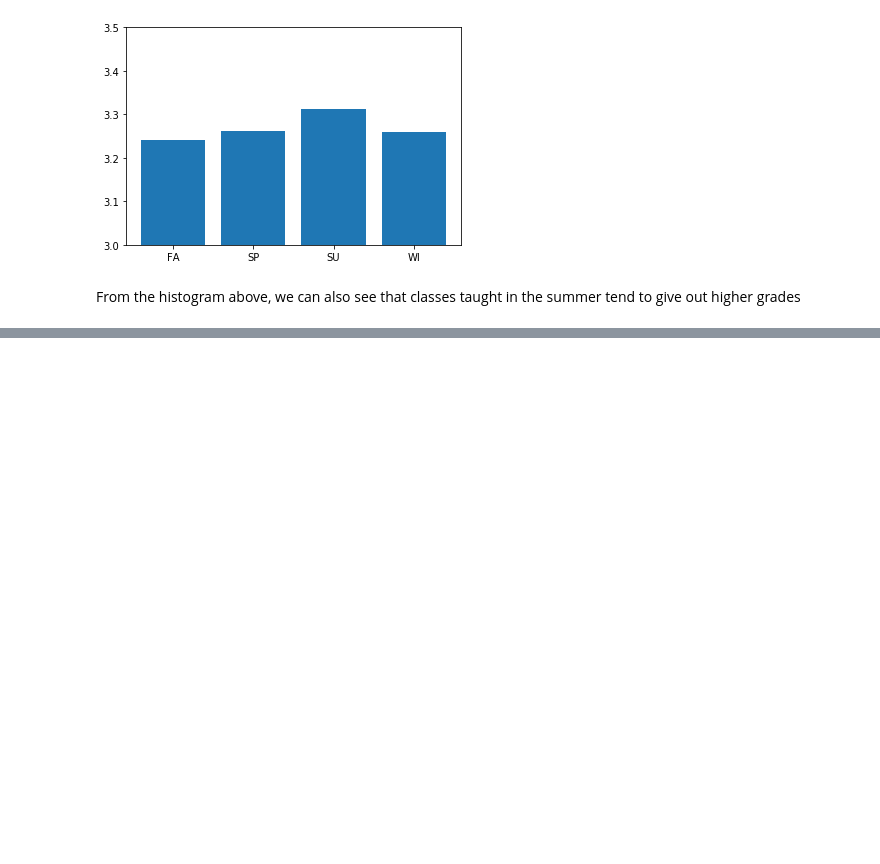
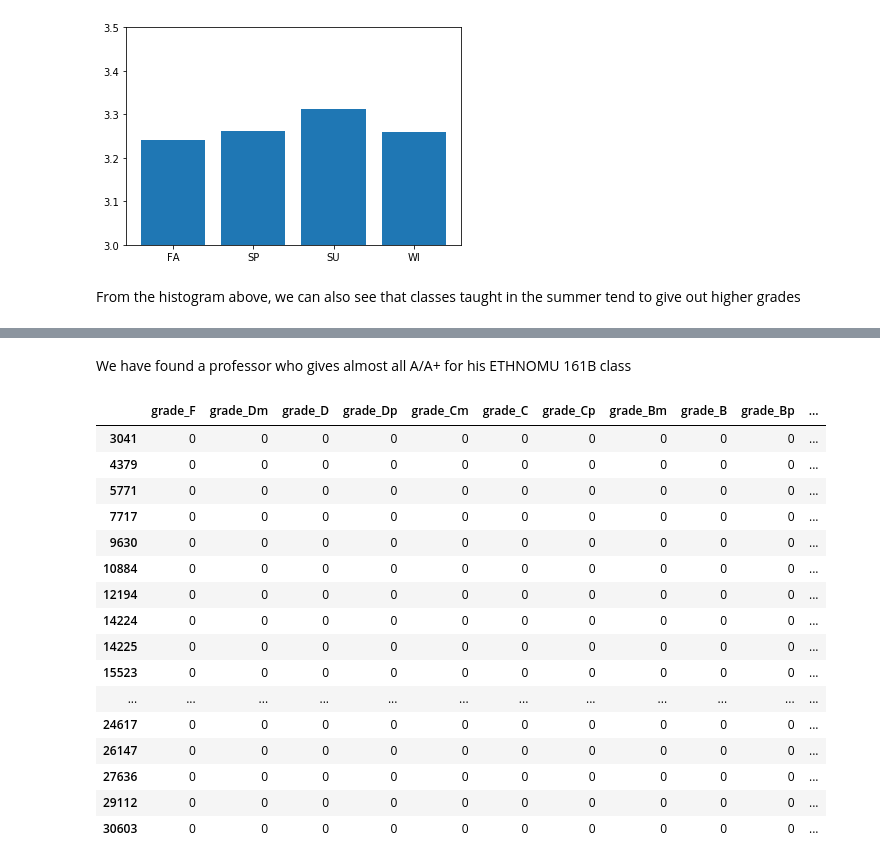
Before and after one commit to kaizersaber/stats131, a Jupyter notebook: Project.ipynb, the cells around one changed output, grey strips where cells are left out. Cells and saved outputs as stored; diff of their text form; code cells hidden in the pictures; blank space fills up the shorter version.

Commit message:
2018-11-12 Added Prof/Course/Dept, dataclean.csv

```diff
--- a/Project.ipynb
+++ b/Project.ipynb
@@ -36,0 +49,16 @@ Index(['department', 'grade_A', 'grade_Am', 'grade_Ap', 'grade_B', 'grade_Bm',
+# %%
+jsondata = json.loads(open("./dump.json").read())
+prof_course = filter(lambda x: x['model'] == 'professors.professorcourse', jsondata)
+courses = filter(lambda x: x['model'] == 'courses.course', jsondata)
+professor = filter(lambda x: x['model'] == 'professors.professor', jsondata)
+departments = filter(lambda x: x['model'] == 'departments.department', jsondata)
+prof_course_mapped = dict([ (pc['pk'], pc) for pc in prof_course ])
+professor_mapped = dict([ (pc['pk'], pc) for pc in professor ])
+course_mapped = dict([ (pc['pk'], pc) for pc in courses ])
+departments_mapped = dict([ (pc['pk'], pc) for pc in departments])
+# %%
+data['dept_name'] = [departments_mapped[x]['fields']['name'].strip() for x in data['department']]
+data['dept_short_name'] = [departments_mapped[x]['fields']['short_name'].strip() for x in data['department']]
+data['course_name'] = [course_mapped[y]['fields']['name'] for y in [prof_course_mapped[x]['fields']['course'] for x in data['professor_course']]]
+data['prof_name'] = [professor_mapped[y]['fields']['slug'] for y in [prof_course_mapped[x]['fields']['professor'] for x in data['professor_course']]]
+data.head().loc[:,'dept_name':]
@@ -200,0 +260,22 @@ From the histogram above, we can also see that classes taught in the summer tend
+# %% [markdown]
+We have found a professor who gives almost all A/A+ for his ETHNOMU 161B class
+# %%
+lgdata.loc[lgdata['prof_name'] == 'i-nyoman-wenten', gradecols + ['prof_name','course_name']]
+# %% [output]
+|  | grade_F | grade_Dm | grade_D | grade_Dp | grade_Cm | grade_C | grade_Cp | grade_Bm | grade_B | grade_Bp | ... |
+| 3041 | 0 | 0 | 0 | 0 | 0 | 0 | 0 | 0 | 0 | 0 | ... |
+| 4379 | 0 | 0 | 0 | 0 | 0 | 0 | 0 | 0 | 0 | 0 | ... |
+| 5771 | 0 | 0 | 0 | 0 | 0 | 0 | 0 | 0 | 0 | 0 | ... |
+| 7717 | 0 | 0 | 0 | 0 | 0 | 0 | 0 | 0 | 0 | 0 | ... |
+| 9630 | 0 | 0 | 0 | 0 | 0 | 0 | 0 | 0 | 0 | 0 | ... |
+| 10884 | 0 | 0 | 0 | 0 | 0 | 0 | 0 | 0 | 0 | 0 | ... |
+| 12194 | 0 | 0 | 0 | 0 | 0 | 0 | 0 | 0 | 0 | 0 | ... |
+| 14224 | 0 | 0 | 0 | 0 | 0 | 0 | 0 | 0 | 0 | 0 | ... |
+| 14225 | 0 | 0 | 0 | 0 | 0 | 0 | 0 | 0 | 0 | 0 | ... |
+| 15523 | 0 | 0 | 0 | 0 | 0 | 0 | 0 | 0 | 0 | 0 | ... |
+| ... | ... | ... | ... | ... | ... | ... | ... | ... | ... | ... | ... |
+| 24617 | 0 | 0 | 0 | 0 | 0 | 0 | 0 | 0 | 0 | 0 | ... |
+| 26147 | 0 | 0 | 0 | 0 | 0 | 0 | 0 | 0 | 0 | 0 | ... |
+| 27636 | 0 | 0 | 0 | 0 | 0 | 0 | 0 | 0 | 0 | 0 | ... |
+| 29112 | 0 | 0 | 0 | 0 | 0 | 0 | 0 | 0 | 0 | 0 | ... |
+| 30603 | 0 | 0 | 0 | 0 | 0 | 0 | 0 | 0 | 0 | 0 | ... |
```
Also changed, not shown: parts of 14 cells of this notebook, 1 other file.
